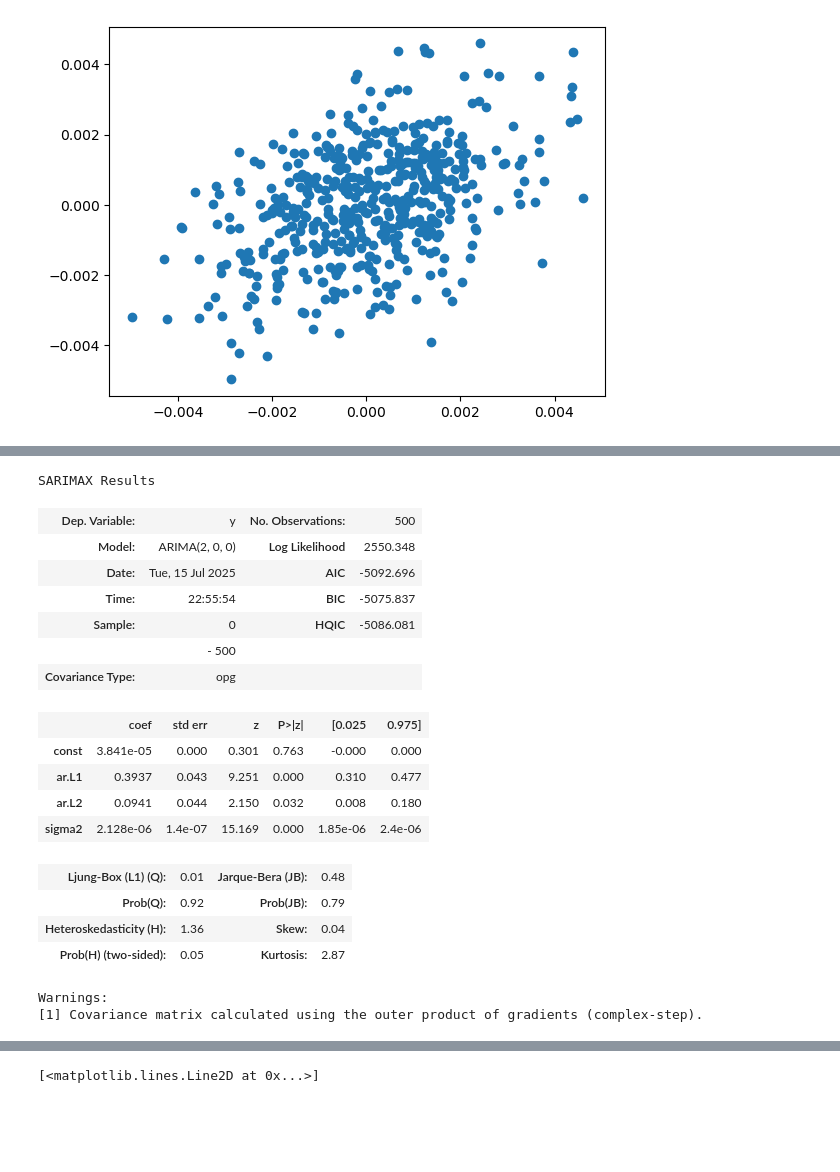
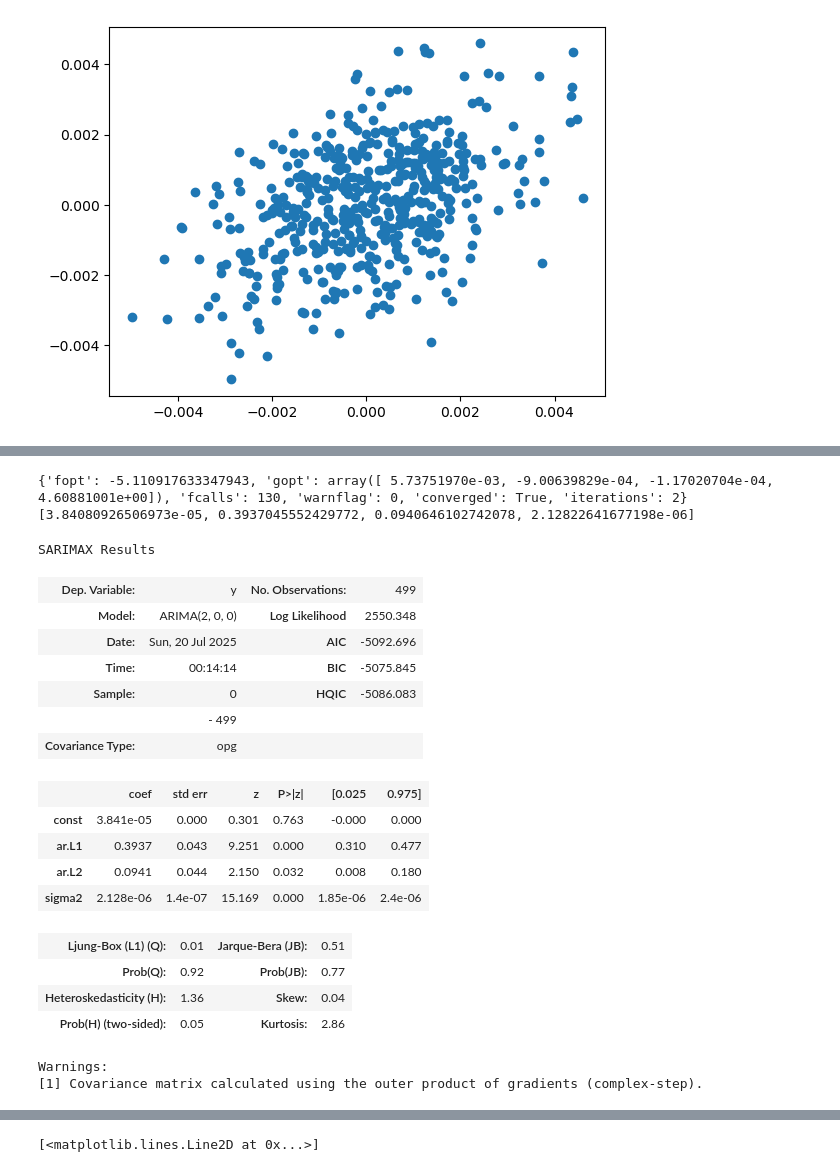
Before and after one commit to Troppydash/algothon2025, a Jupyter notebook: analysis/quack.ipynb, the cells around one changed output, grey strips where cells are left out. Cells and saved outputs as stored; diff of their text form; code cells hidden in the pictures; blank space fills up the shorter version.

```diff
--- a/analysis/quack.ipynb
+++ b/analysis/quack.ipynb
@@ -6,6 +6,7 @@ from statsmodels.tsa.arima.model import ARIMA
 import statsmodels.api as sm
 # %%
 data = pd.read_csv("../prices.txt", sep="\\s+", header=None, index_col=None)
+data.index = list(range(data.shape[0]))
 data
 # %% [output]
 |  | 0 | 1 | 2 | 3 | 4 | 5 | 6 | 7 | 8 | 9 | ... | ... |
@@ -53,27 +69,31 @@ plt.plot(train_df.sum(axis=1).pct_change(), train_df.sum(axis=1).pct_change().sh
 # %%
-model = ARIMA(train_df.sum(axis=1).pct_change(), order=(2, 0, 0))
-res = model.fit()
+model = ARIMA(train_df.sum(axis=1).pct_change().dropna().to_numpy(), order=(2, 0, 0))
+res = model.fit(method_kwargs={'maxiter': 300})
+print(res.mle_retvals)
+print(list(res.params))
 res.summary()
 # %% [output]
-SARIMAX Results
+{'fopt': -5.110917633347943, 'gopt': array([ 5.73751970e-03, -9.00639829e-04, -1.17020704e-04,  4.60881001e+00]), 'fcalls': 130, 'warnflag': 0, 'converged': True, 'iterations': 2}
+[3.84080926506973e-05, 0.3937045552429772, 0.0940646102742078, 2.12822641677198e-06]
+SARIMAX Results
-| Dep. Variable: | y | No. Observations: | 500 |
+| Dep. Variable: | y | No. Observations: | 499 |
 | Model: | ARIMA(2, 0, 0) | Log Likelihood | 2550.348 |
-| Date: | Tue, 15 Jul 2025 | AIC | -5092.696 |
-| Time: | 22:55:54 | BIC | -5075.837 |
-| Sample: | 0 | HQIC | -5086.081 |
-|  | - 500 |  |  |
+| Date: | Sun, 20 Jul 2025 | AIC | -5092.696 |
+| Time: | 00:14:14 | BIC | -5075.845 |
+| Sample: | 0 | HQIC | -5086.083 |
+|  | - 499 |  |  |
 | Covariance Type: | opg |  |  |
 |  | coef | std err | z | P>|z| | [0.025 | 0.975] |
 | const | 3.841e-05 | 0.000 | 0.301 | 0.763 | -0.000 | 0.000 |
 | ar.L1 | 0.3937 | 0.043 | 9.251 | 0.000 | 0.310 | 0.477 |
 | ar.L2 | 0.0941 | 0.044 | 2.150 | 0.032 | 0.008 | 0.180 |
 | sigma2 | 2.128e-06 | 1.4e-07 | 15.169 | 0.000 | 1.85e-06 | 2.4e-06 |
-| Ljung-Box (L1) (Q): | 0.01 | Jarque-Bera (JB): | 0.48 |
-| Prob(Q): | 0.92 | Prob(JB): | 0.79 |
+| Ljung-Box (L1) (Q): | 0.01 | Jarque-Bera (JB): | 0.51 |
+| Prob(Q): | 0.92 | Prob(JB): | 0.77 |
 | Heteroskedasticity (H): | 1.36 | Skew: | 0.04 |
-| Prob(H) (two-sided): | 0.05 | Kurtosis: | 2.87 |
+| Prob(H) (two-sided): | 0.05 | Kurtosis: | 2.86 |
-Warnings:
-[1] Covariance matrix calculated using the outer product of gradients (complex-step).
+Warnings:
+[1] Covariance matrix calculated using the outer product of gradients (complex-step).
 # %%
 model = ARIMA(data.iloc[:500].sum(axis=1).pct_change(), order=(2, 0, 0))
 res = model.fit()
```
Also changed, not shown: parts of 7 cells of this notebook, 8 other files.
